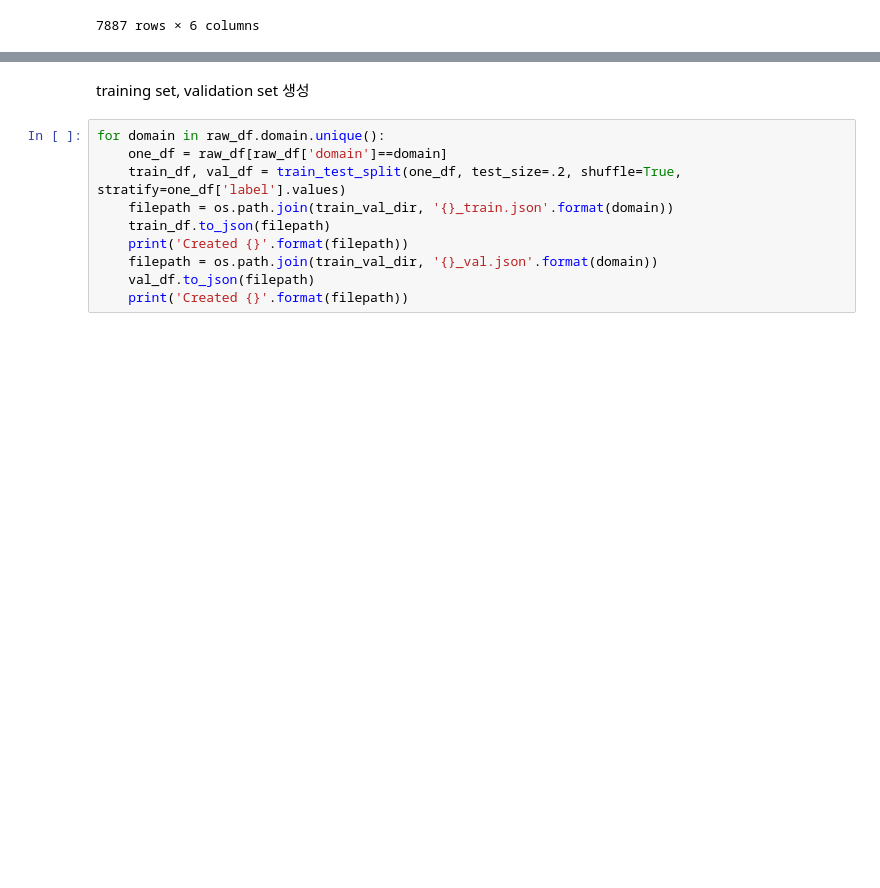
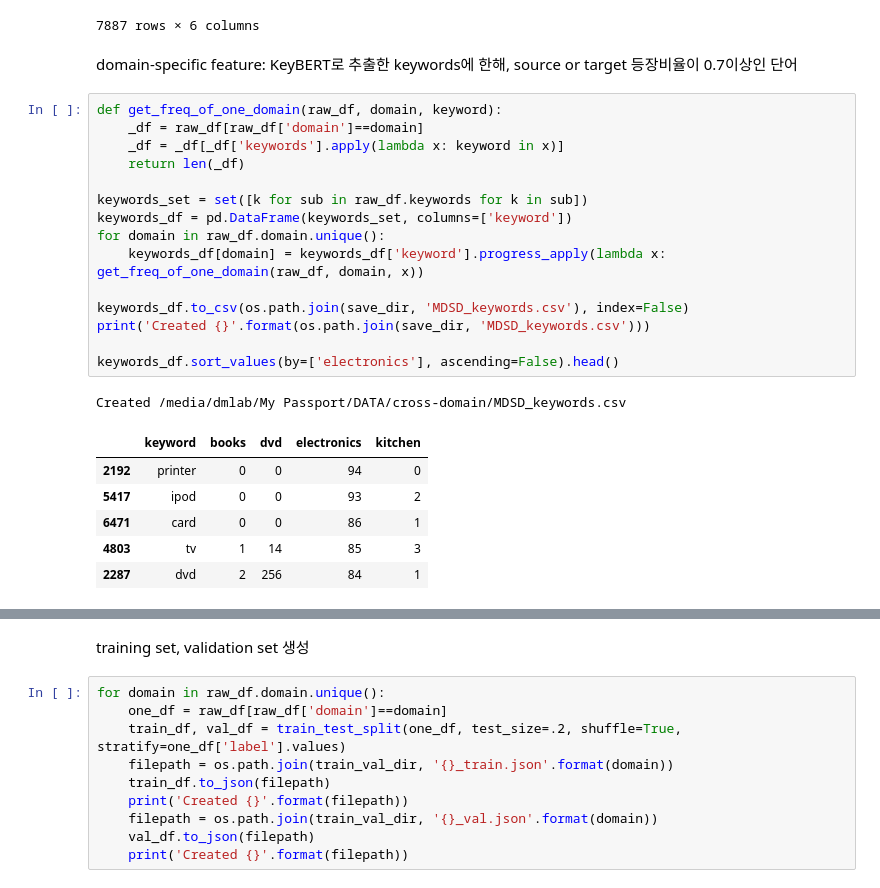
Before and after one commit to sophia-jihye/cross-domain, a Jupyter notebook: Main data_preparation_using_KeyBERT.ipynb, the cells around one changed output, grey strips where cells are left out. Drawn from its saved outputs; the diff is of its cells as text; blank space fills up the shorter version.

```diff
--- a/Main data_preparation_using_KeyBERT.ipynb
+++ b/Main data_preparation_using_KeyBERT.ipynb
@@ -106,3 +113,28 @@ raw_df
 | 1998 | Ditto the other's observations...... | negative | kitchen | [observation, thermostat, tempera... | [thermostat, temperature] | Ditto the other's observations...... |
 | 1999 | The thermometer of this heater is... | negative | kitchen | [thermometer, heater, room, tempe... | [thermometer, temperature, heater] | The [UNK] of this [UNK] is comple... |
 7887 rows × 6 columns
+# %% [markdown]
+domain-specific feature: KeyBERT로 추출한 keywords에 한해, source or target 등장비율이 0.7이상인 단어
+# %%
+def get_freq_of_one_domain(raw_df, domain, keyword):
+    _df = raw_df[raw_df['domain']==domain]
+    _df = _df[_df['keywords'].apply(lambda x: keyword in x)]
+    return len(_df)
+
+keywords_set = set([k for sub in raw_df.keywords for k in sub])
+keywords_df = pd.DataFrame(keywords_set, columns=['keyword'])
+for domain in raw_df.domain.unique():
+    keywords_df[domain] = keywords_df['keyword'].progress_apply(lambda x: get_freq_of_one_domain(raw_df, domain, x))
+
+keywords_df.to_csv(os.path.join(save_dir, 'MDSD_keywords.csv'), index=False)
+print('Created {}'.format(os.path.join(save_dir, 'MDSD_keywords.csv')))
+
+keywords_df.sort_values(by=['electronics'], ascending=False).head()
+# %% [output]
+Created /media/dmlab/My Passport/DATA/cross-domain/MDSD_keywords.csv
+|  | keyword | books | dvd | electronics | kitchen |
+| 2192 | printer | 0 | 0 | 94 | 0 |
+| 5417 | ipod | 0 | 0 | 93 | 2 |
+| 6471 | card | 0 | 0 | 86 | 1 |
+| 4803 | tv | 1 | 14 | 85 | 3 |
+| 2287 | dvd | 2 | 256 | 84 | 1 |
```
Also changed, not shown: parts of 7 cells of this notebook, 3 other files.
